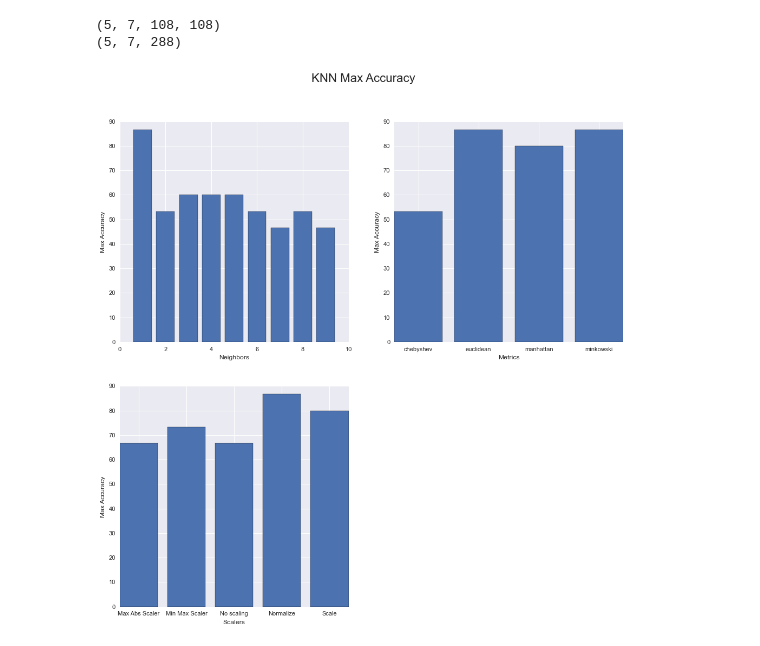
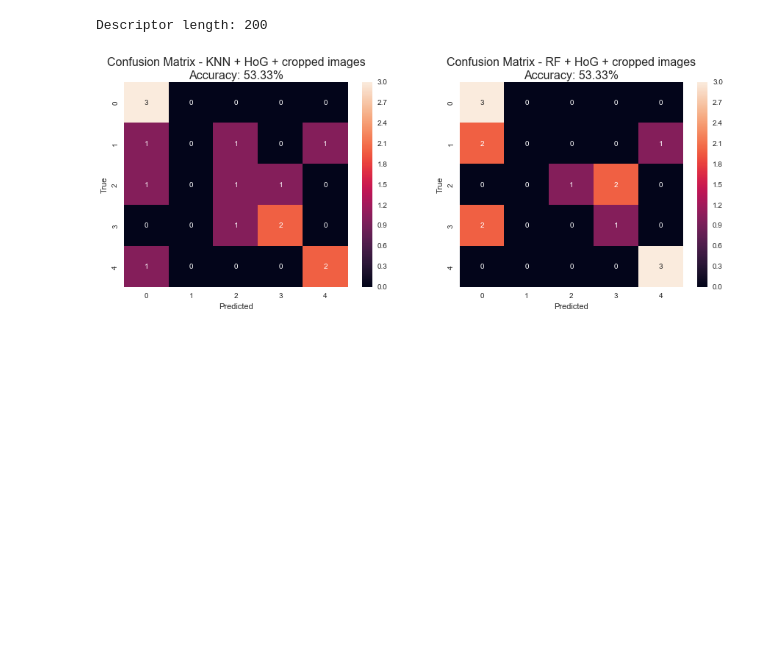
Before and after one commit to ionescuvlad97/hand-gesture-recognition, a Jupyter notebook: Untitled2.ipynb, the cells around one changed output. Drawn from its saved outputs; the diff is of its cells as text; code cells hidden in the pictures; blank space fills up the shorter version.

```diff
--- a/Untitled2.ipynb
+++ b/Untitled2.ipynb
@@ -49,3 +152,24 @@ test_images_hog = make_hog(test_images_res_gray)
+# %%
+train_images_hog_cropped = make_hog(train_images_crop)
+test_images_hog_cropped = make_hog(test_images_crop)
+
+
+train_fd_hog_crop = np.reshape(train_images_hog_cropped,(5*7, np.shape(train_images_hog_cropped)[2]))
+test_fd_hog_crop = np.reshape(test_images_hog_cropped, (5*3, np.shape(test_images_hog_cropped)[2]))
+
+acc_hog_crop_knn, cm_hog_crop_knn = knn_classification(train_fd_hog_crop, test_fd_hog_crop, 1, 'euclidean')
+acc_hog_crop_rf, cm_hog_crop_rf = rf_classification(train_fd_hog_crop, test_fd_hog_crop, 1, 0)
+
+print('Descriptor length: {}'.format(np.shape(train_fd_hog_crop)[1]))
+
+params = zip(
+    [cm_hog_crop_knn, cm_hog_crop_rf],
+    ['KNN + HoG + cropped images', 'RF + HoG + cropped images'],
+    [acc_hog_crop_knn, acc_hog_crop_rf])
+make_heat_map_plt(params)
+# %% [output]
+Descriptor length: 200
+[figure, added]
 # %%
 train_fd_hog = np.reshape(train_images_hog,(5*7, np.shape(test_images_hog)[2]))
 test_fd_hog = np.reshape(test_images_hog, (5*3, np.shape(test_images_hog)[2]))
@@ -58,19 +182,10 @@ scaling = [
     ('Min Max Scaler', MinMaxScaler().fit_transform(train_fd_hog), MinMaxScaler().fit_transform(test_fd_hog)),
     ('Max Abs Scaler', MaxAbsScaler().fit_transform(train_fd_hog), MaxAbsScaler().fit_transform(test_fd_hog))
 ]
+
 knn_neighbors = [i for i in range(1, 10)]
 knn_metrics = ['euclidean', 'manhattan', 'chebyshev', 'minkowski']
-
 rf_depth = [i for i in range(1, 10)]
-
-y = [i for i in range(5) for _ in range(7)]
-y_true = [i for i in range(5) for _ in range(3)]
-
-print(np.shape(train_images_res_gray))
-print(np.shape(train_images_hog))
-# %% [output]
-(5, 7, 108, 108)
-(5, 7, 288)
 # %%
 knn_acc = []
 for name, train, test in scaling:
@@ -82,24 +197,3 @@ for name, train, test in scaling:
             knn_acc.append([name, neighbor, metric, accuracy_score(y_knn_pred, y_true)*100])
 knn_df = pd.DataFrame(knn_acc)
 knn_df.columns = ['Scaler', 'Neighbors', 'Metric', 'Accuracy']
-# %%
-plt.style.use('seaborn')
-plt.figure(figsize=(15,14))
-plt.suptitle('KNN Max Accuracy', fontsize=20)
-plt.subplot(221)
-plt.bar(knn_df.groupby('Neighbors').groups.keys(), knn_df.groupby('Neighbors')['Accuracy'].max())
-plt.xlabel('Neighbors')
-plt.ylabel('Max Accuracy')
-
-plt.subplot(222)
-plt.bar(knn_df.groupby('Metric').groups.keys(), knn_df.groupby('Metric')['Accuracy'].max())
-plt.xlabel('Metrics')
-plt.ylabel('Max Accuracy')
-
-plt.subplot(223)
-plt.bar(knn_df.groupby('Scaler').groups.keys(), knn_df.groupby('Scaler')['Accuracy'].max())
-plt.xlabel('Scalers')
-plt.ylabel('Max Accuracy')
-plt.show()
-# %% [output]
-[figure, removed]
```
Also changed, not shown: parts of 23 cells of this notebook.
